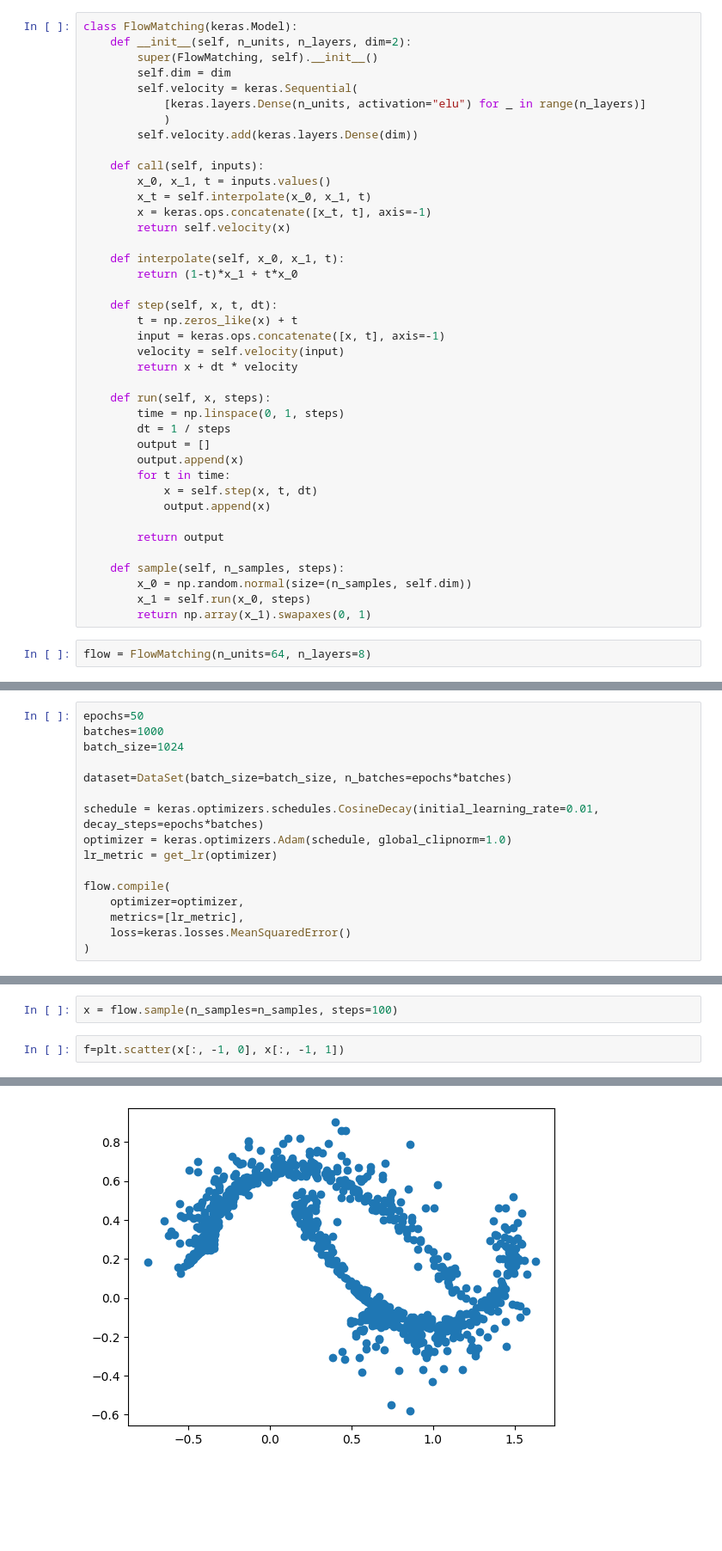
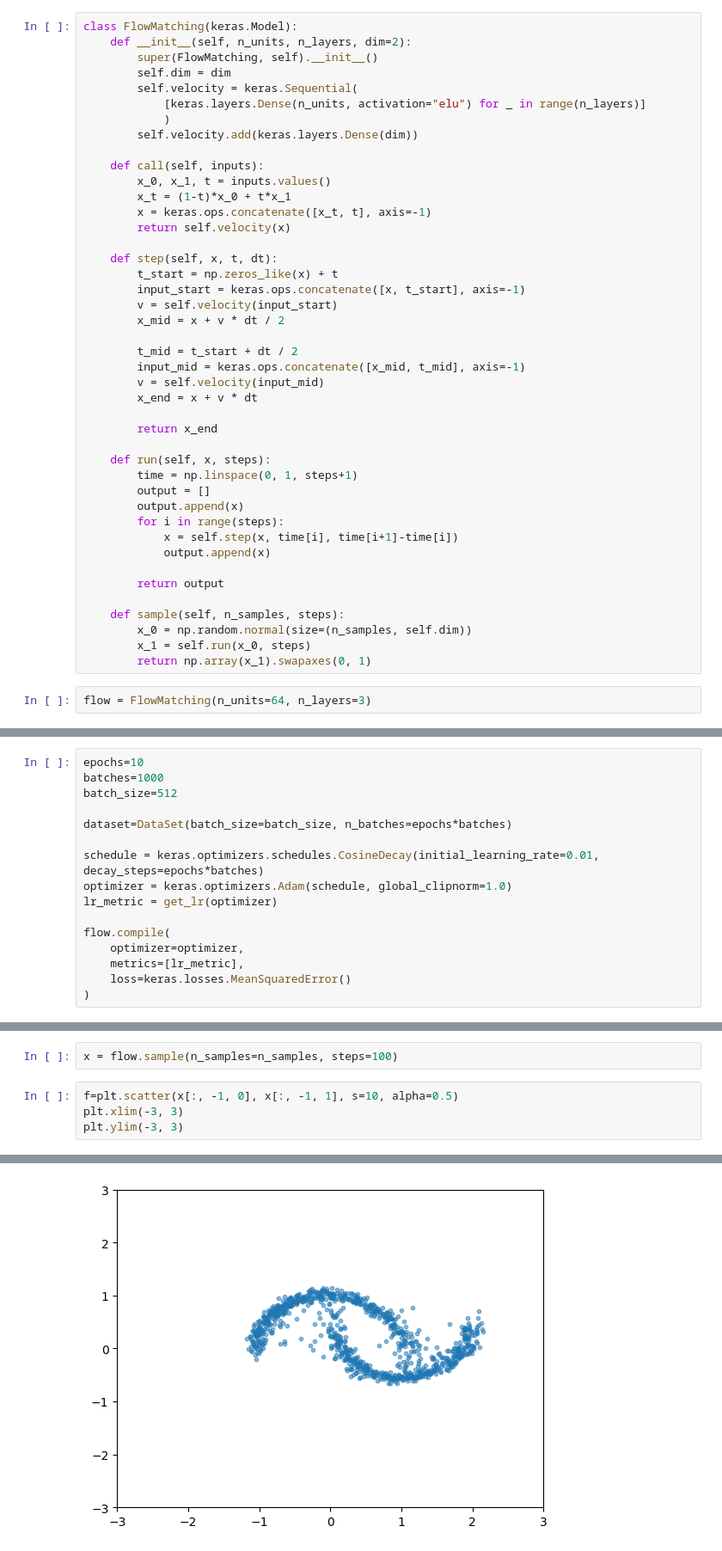
Before and after one commit to bayesflow-org/bayesflow-workshop-quant-psych, a Jupyter notebook: exercises/flow-matching.ipynb, the cells around one changed output, grey strips where cells are left out. Shown at 86% size. Cells and saved outputs as stored; diff of their text form; blank space fills up the shorter version.

Commit message:
fix flow matching

```diff
--- a/exercises/flow-matching.ipynb
+++ b/exercises/flow-matching.ipynb
@@ -26,26 +27,29 @@ class FlowMatching(keras.Model):
 
     def call(self, inputs):
         x_0, x_1, t = inputs.values()
-        x_t = self.interpolate(x_0, x_1, t)
+        x_t = (1-t)*x_0 + t*x_1
         x = keras.ops.concatenate([x_t, t], axis=-1)
         return self.velocity(x)
 
-    def interpolate(self, x_0, x_1, t):
-        return (1-t)*x_1 + t*x_0
+    def step(self, x, t, dt):
+        t_start = np.zeros_like(x) + t
+        input_start = keras.ops.concatenate([x, t_start], axis=-1)
+        v = self.velocity(input_start)
+        x_mid = x + v * dt / 2
 
-    def step(self, x, t, dt):
-        t = np.zeros_like(x) + t
-        input = keras.ops.concatenate([x, t], axis=-1)
-        velocity = self.velocity(input)
-        return x + dt * velocity
+        t_mid = t_start + dt / 2
+        input_mid = keras.ops.concatenate([x_mid, t_mid], axis=-1)
+        v = self.velocity(input_mid)
+        x_end = x + v * dt
+
+        return x_end
 
     def run(self, x, steps):
-        time = np.linspace(0, 1, steps)
-        dt = 1 / steps
+        time = np.linspace(0, 1, steps+1)
         output = []
         output.append(x)
-        for t in time:
-            x = self.step(x, t, dt)
+        for i in range(steps):
+            x = self.step(x, time[i], time[i+1]-time[i])
             output.append(x)
 
         return output
@@ -55,7 +59,7 @@ class FlowMatching(keras.Model):
         x_1 = self.run(x_0, steps)
         return np.array(x_1).swapaxes(0, 1)
 # %%
-flow = FlowMatching(n_units=64, n_layers=8)
+flow = FlowMatching(n_units=64, n_layers=3)
 # %%
 class DataSet(keras.utils.PyDataset):
     def __init__(self, batch_size, n_batches):
@@ -81,9 +85,9 @@ def get_lr(optimizer):
         return optimizer.learning_rate
     return lr
 # %%
-epochs=50
+epochs=10
 batches=1000
-batch_size=1024
+batch_size=512
 
 dataset=DataSet(batch_size=batch_size, n_batches=epochs*batches)
 
@@ -123,5 +130,7 @@ f=plt.plot(history.history["loss"])
 # %%
 x = flow.sample(n_samples=n_samples, steps=100)
 # %%
-f=plt.scatter(x[:, -1, 0], x[:, -1, 1])
+f=plt.scatter(x[:, -1, 0], x[:, -1, 1], s=10, alpha=0.5)
+plt.xlim(-3, 3)
+plt.ylim(-3, 3)
 # %% [output]
@@ -128,4 +138,4 @@ f=plt.scatter(x[:, -1, 0], x[:, -1, 1])
-[figure, old version]
+[figure, new version]
 # %%
 fig, ax = plt.subplots()
 
```
Also changed, not shown: parts of 8 cells of this notebook, 1 other file.
